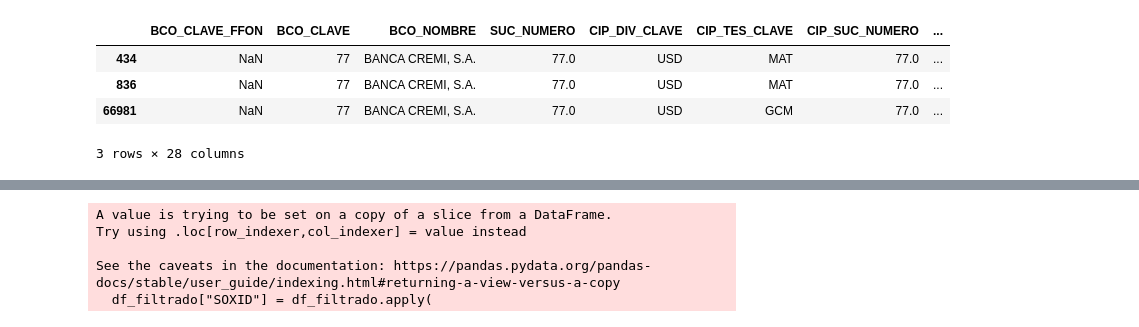
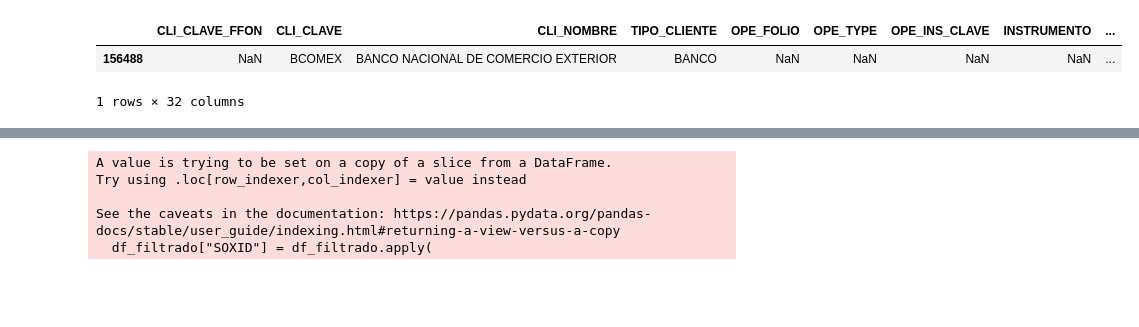
Before and after one commit to Ale1726/clientes_eda, a Jupyter notebook: productos_clientes.ipynb, the cells around one changed output, grey strips where cells are left out. Saved outputs shown, nothing was run; the diff lists cells and outputs as text; code cells hidden in the pictures; blank space fills up the shorter version.

```diff
--- a/productos_clientes.ipynb
+++ b/productos_clientes.ipynb
@@ -181,0 +585,2 @@ df
+# %%
+df =  pd.read_csv(metadata["TAS"]["ruta"],  low_memory=False)
@@ -182,8 +603,6 @@ df
 # %%
-df[df["BCO_CLAVE"] == 77]
+df[df["CLI_CLAVE"] == 'BCOMEX']
 # %% [output]
-|  | BCO_CLAVE_FFON | BCO_CLAVE | BCO_NOMBRE | SUC_NUMERO | CIP_DIV_CLAVE | CIP_TES_CLAVE | CIP_SUC_NUMERO | ... |
-| 434 | NaN | 77 | BANCA CREMI, S.A. | 77.0 | USD | MAT | 77.0 | ... |
-| 836 | NaN | 77 | BANCA CREMI, S.A. | 77.0 | USD | MAT | 77.0 | ... |
-| 66981 | NaN | 77 | BANCA CREMI, S.A. | 77.0 | USD | GCM | 77.0 | ... |
+|  | CLI_CLAVE_FFON | CLI_CLAVE | CLI_NOMBRE | TIPO_CLIENTE | OPE_FOLIO | OPE_TYPE | OPE_INS_CLAVE | INSTRUMENTO | ... |
+| 156488 | NaN | BCOMEX | BANCO NACIONAL DE COMERCIO EXTERIOR | BANCO | NaN | NaN | NaN | NaN | ... |
-3 rows × 28 columns
+1 rows × 32 columns
```
Also changed, not shown: parts of 34 cells of this notebook, 1 other file.
